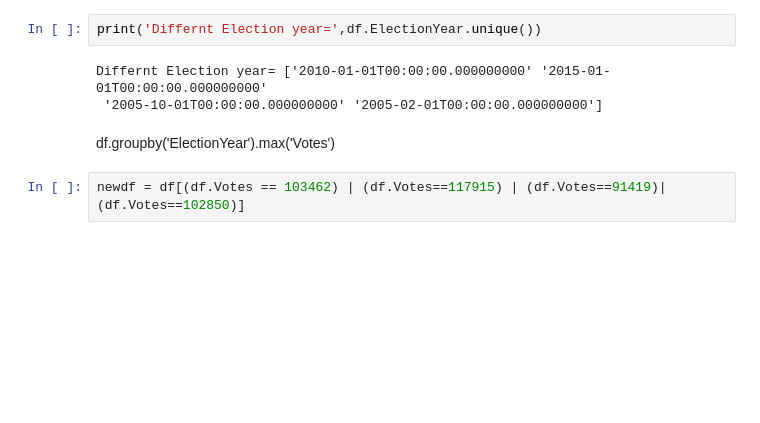
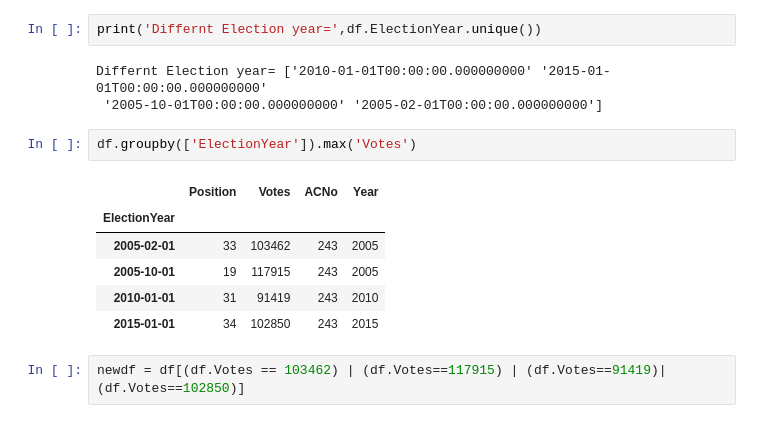
Before and after one commit to NehaSingh1203/BAOProjects, a Jupyter notebook: BiharResults_DataAnalytics.ipynb, the cells around one changed output. Cells and saved outputs as stored; diff of their text form; blank space fills up the shorter version.

```diff
--- a/BiharResults_DataAnalytics.ipynb
+++ b/BiharResults_DataAnalytics.ipynb
@@ -88,8 +88,15 @@ print('Differnt Election year=',df.ElectionYear.unique())
 # %% [output]
 Differnt Election year= ['2010-01-01T00:00:00.000000000' '2015-01-01T00:00:00.000000000'
  '2005-10-01T00:00:00.000000000' '2005-02-01T00:00:00.000000000']
-# %% [markdown]
-df.groupby('ElectionYear').max('Votes')
+# %%
+df.groupby(['ElectionYear']).max('Votes')
+# %% [output]
+|  | Position | Votes | ACNo | Year |
+| ElectionYear |  |  |  |  |
+| 2005-02-01 | 33 | 103462 | 243 | 2005 |
+| 2005-10-01 | 19 | 117915 | 243 | 2005 |
+| 2010-01-01 | 31 | 91419 | 243 | 2010 |
+| 2015-01-01 | 34 | 102850 | 243 | 2015 |
 # %%
 newdf = df[(df.Votes == 103462) | (df.Votes==117915) | (df.Votes==91419)| (df.Votes==102850)]
 # %%
```
Also changed, not shown: parts of 24 cells of this notebook.
